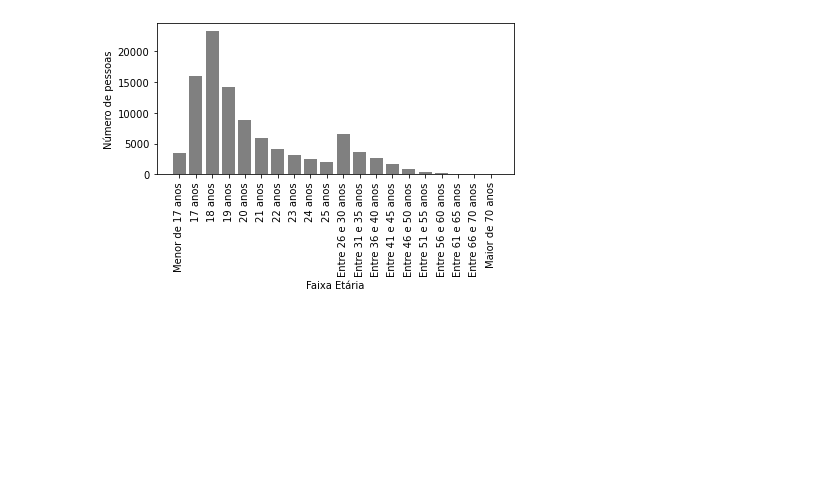
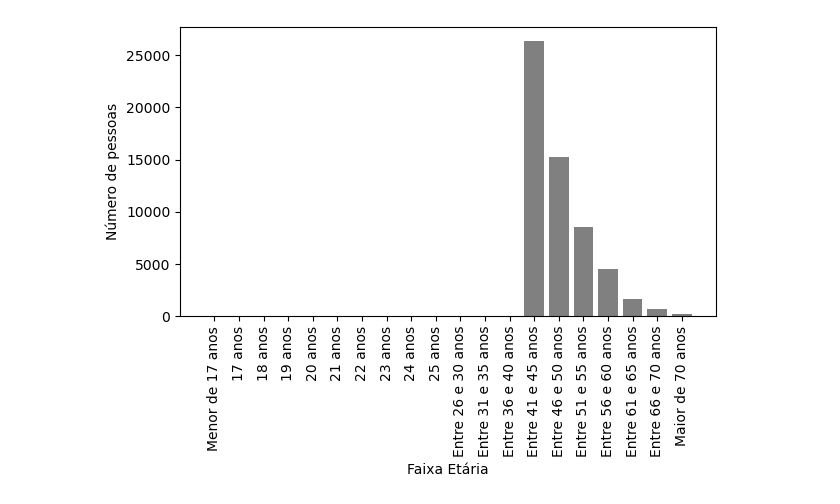
Before and after one commit to iaracastro/EducaODS-Enem, a Jupyter notebook: main.ipynb, the cells around one changed output. Drawn from its saved outputs; the diff is of its cells as text; code cells hidden in the pictures; blank space fills up the shorter version.

```diff
--- a/main.ipynb
+++ b/main.ipynb
@@ -16,0 +9,20 @@ df.head()
+# %%
+colunas_microdados = ['NU_INSCRICAO', 'TP_FAIXA_ETARIA', 'TP_SEXO',
+       'TP_COR_RACA', 'TP_NACIONALIDADE', 'TP_ST_CONCLUSAO',
+       'TP_ANO_CONCLUIU', 'TP_ESCOLA', 'TP_ENSINO', 'IN_TREINEIRO',
+       'CO_MUNICIPIO_ESC', 'TP_PRESENCA_CN', 'TP_PRESENCA_CH', 'TP_PRESENCA_LC',
+       'TP_PRESENCA_MT', 'CO_PROVA_CN', 'CO_PROVA_CH', 'CO_PROVA_LC',
+       'CO_PROVA_MT', 'NU_NOTA_CN', 'NU_NOTA_CH', 'NU_NOTA_LC', 'NU_NOTA_MT',
+       'TP_STATUS_REDACAO', 'NU_NOTA_REDACAO', 'Q001', 'Q002', 'Q003', 'Q004',
+       'Q005', 'Q006', 'Q024', 'Q025']
+
+colunas_questionario = ['NU_INSCRICAO', 'TP_RESPOSTA', 'Q001', 'Q002', 'Q003',
+       'Q013', 'Q014', 'Q015', 'Q016', 'Q017', 'Q018', 'Q019', 'Q020', 'Q021',
+       'Q022', 'Q023', 'Q024', 'Q025A', 'Q025B', 'Q025C', 'Q025D', 'Q025E',
+       'Q025F', 'Q026A', 'Q026B', 'Q026C', 'Q026D', 'Q026E', 'Q026F', 'Q026G',
+       'Q026H', 'Q027', 'Q028A', 'Q028B', 'Q028C', 'Q028D', 'Q028E', 'Q028F',
+       'Q028G', 'Q028H', 'Q028I', 'Q028J', 'Q028K', 'Q028L', 'Q028M', 'Q028N',
+       'Q028O', 'Q028P','Q028Q', 'Q028R', 'Q029', 'Q030A', 'Q030B', 'Q030C',
+       'Q030D', 'Q030E', 'Q030F', 'Q030G', 'Q031', 'Q032A', 'Q032B', 'Q032C',
+       'Q032D', 'Q032E', 'Q032F', 'Q032G', 'Q033A', 'Q033B', 'Q033C', 'Q033D',
+       'Q033E', 'Q033F', 'Q033G', 'Q033H', 'Q033I', 'Q033J']
@@ -16,0 +31,4 @@ df.head()
+# %%
+#import colunas selecionadas
+df_microdados = pd.read_csv('DADOS/MICRODADOS_ENEM_2022.csv', sep=';', encoding='ISO-8859-1', nrows = 500000, usecols=colunas_microdados)
+df_questionario = pd.read_csv('DADOS/QUEST_HAB_ESTUDO.csv', sep=';', encoding='ISO-8859-1', nrows = 500000, usecols=colunas_questionario)
@@ -18,7 +116,9 @@ df.head()
 # Contando o número de pessoas para cada tipo de cor/raça
 num_people = []
 for i in range(0, 7):
-    num_people.append(len(df[df['TP_COR_RACA'] == i]))
+    num_people.append(len(df_microdados[df_microdados['TP_COR_RACA'] == i]))
+
+
 
 # Defining colors for each bar
 colors = ['#FF9999', '#66B2FF', '#99FF99', '#FFCC99', '#FFFF66', '#D9B3FF', '#CCCCCC']
@@ -51,27 +151,27 @@ plt.show()
 # %%
 num_people = []
 for i in range(1, 21):
-    num_people.append(len(df[df['TP_FAIXA_ETARIA'] == i]))
+    num_people.append(len(df_microdados[df_microdados['TP_FAIXA_ETARIA'] == i]))
 
 # Labels for the age groups
 labels = [
     'Menor de 17 anos', '17 anos', '18 anos', '19 anos', '20 anos',
     '21 anos', '22 anos', '23 anos', '24 anos', '25 anos',
     'Entre 26 e 30 anos', 'Entre 31 e 35 anos', 'Entre 36 e 40 anos',
     'Entre 41 e 45 anos', 'Entre 46 e 50 anos', 'Entre 51 e 55 anos',
     'Entre 56 e 60 anos', 'Entre 61 e 65 anos', 'Entre 66 e 70 anos',
     'Maior de 70 anos'
 ]
 
 # Create bar chart with grayscale colors
 bars = plt.bar(range(1, 21), num_people, color='gray')
 
 # Set xticks and xticklabels
 plt.xticks(range(1, 21), labels, rotation=90)  # Rotate x-labels for better readability
 
 plt.xlabel('Faixa Etária')
 plt.ylabel('Número de pessoas')
 plt.tight_layout()  # Adjust layout to make sure everything fits
 plt.show()
 # %% [output]
-[figure, old version]
+[figure, new version]
```
Also changed, not shown: parts of 15 cells of this notebook, 6 other files.
